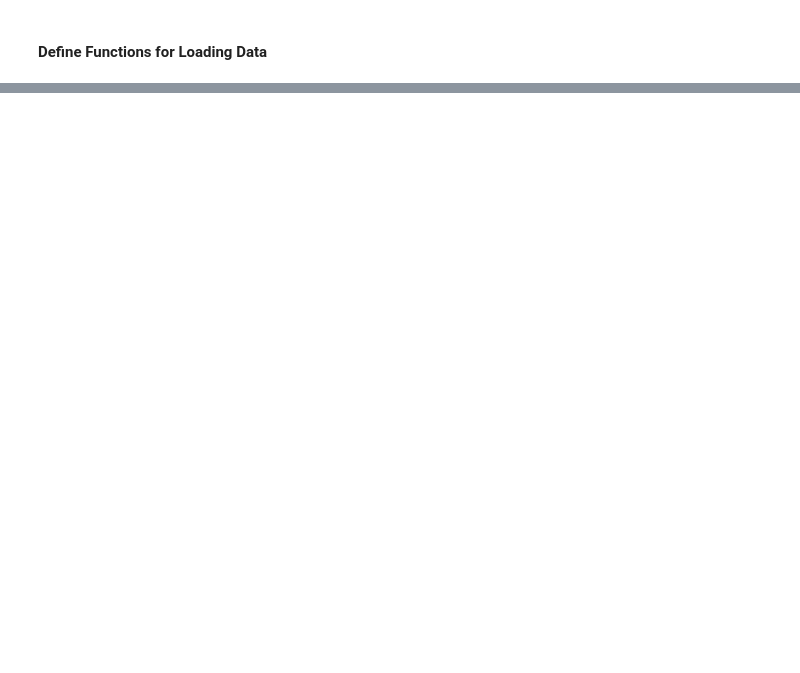
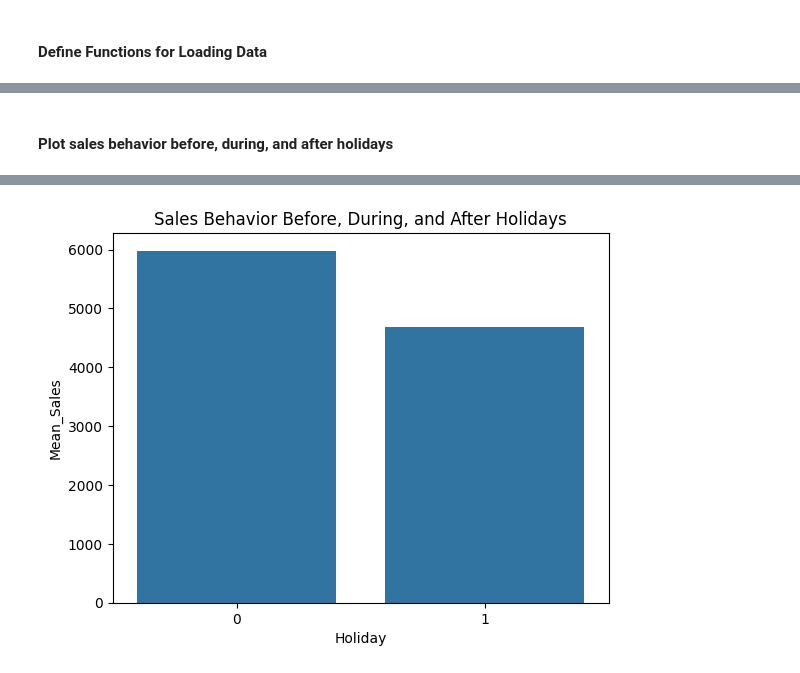
Before and after one commit to abdurhmanongithub/tenx_week_4, a Jupyter notebook: notebooks/task_1.ipynb, the cells around one changed output, grey strips where cells are left out. Cells and saved outputs as stored; diff of their text form; code cells hidden in the pictures; blank space fills up the shorter version.

```diff
--- a/notebooks/task_1.ipynb
+++ b/notebooks/task_1.ipynb
@@ -110,0 +95,2 @@ plot_sales_distribution(train_data)
+# %%
+store_data['CompetitionDistance'].fillna(store_data['CompetitionDistance'].median(), inplace=True)
@@ -110,0 +104,3 @@ plot_sales_distribution(train_data)
+# %%
+merged_data = pd.merge(train_data, store_data, on='Store', how='left')
+print(merged_data.head())
@@ -110,0 +144,9 @@ plot_sales_distribution(train_data)
+# %% [markdown]
+#### Plot sales behavior before, during, and after holidays
+# %%
+holiday_sales = merged_data.groupby('Holiday').agg({'Sales': ['mean', 'std']}).reset_index()
+holiday_sales.columns = ['Holiday', 'Mean_Sales', 'Std_Sales']
+sns.barplot(x='Holiday', y='Mean_Sales', data=holiday_sales)
+plt.title('Sales Behavior Before, During, and After Holidays')
+plt.show()
+# %% [output]
@@ -110,0 +155 @@ plot_sales_distribution(train_data)
+[figure, added]
```
Also changed, not shown: parts of 45 cells of this notebook, 1 other file.
